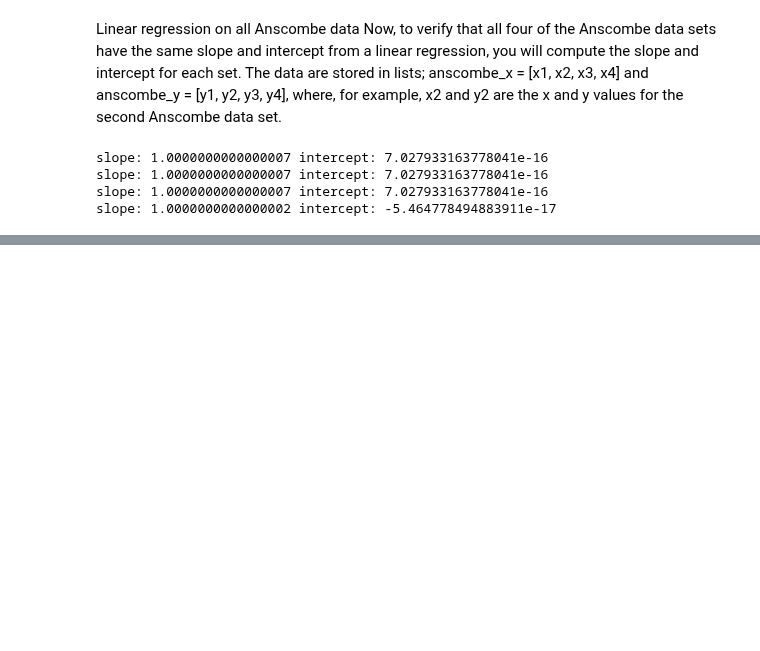
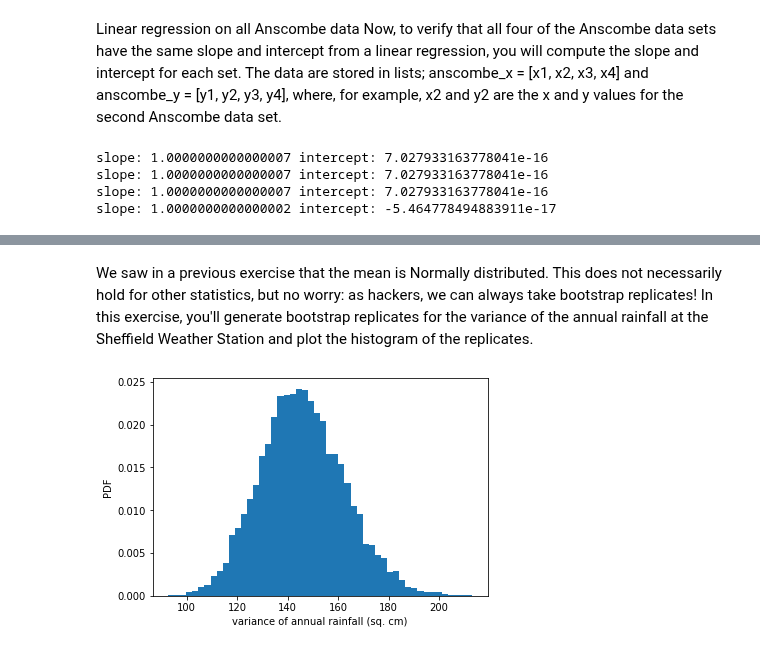
Before and after one commit to afminmax/DC-Data-Scientist-Lessons, a Jupyter notebook: 17-Statistics-with-Python-2/python-stats-2.ipynb, the cells around one changed output, grey strips where cells are left out. Cells and saved outputs as stored; diff of their text form; code cells hidden in the pictures; blank space fills up the shorter version.

```diff
--- a/17-Statistics-with-Python-2/python-stats-2.ipynb
+++ b/17-Statistics-with-Python-2/python-stats-2.ipynb
@@ -2824,0 +2917,18 @@ slope: 1.0000000000000002 intercept: -5.464778494883911e-17
+# %% [markdown]
+We saw in a previous exercise that the mean is Normally distributed. This does not necessarily hold for other statistics, but no worry: as hackers, we can always take bootstrap replicates! In this exercise, you'll generate bootstrap replicates for the variance of the annual rainfall at the Sheffield Weather Station and plot the histogram of the replicates.
+# %%
+# Generate 10,000 bootstrap replicates of the variance: bs_replicates
+bs_replicates = draw_bs_reps(rainfall, np.var, 10000)
+
+# Put the variance in units of square centimeters
+bs_replicates = bs_replicates / 100
+
+# Make a histogram of the results
+_ = plt.hist(bs_replicates, bins=50, density=True)
+_ = plt.xlabel('variance of annual rainfall (sq. cm)')
+_ = plt.ylabel('PDF')
+
+# Show the plot
+plt.show()
+# %% [output]
+[figure, added]
```
Also changed, not shown: parts of 13 cells of this notebook.
